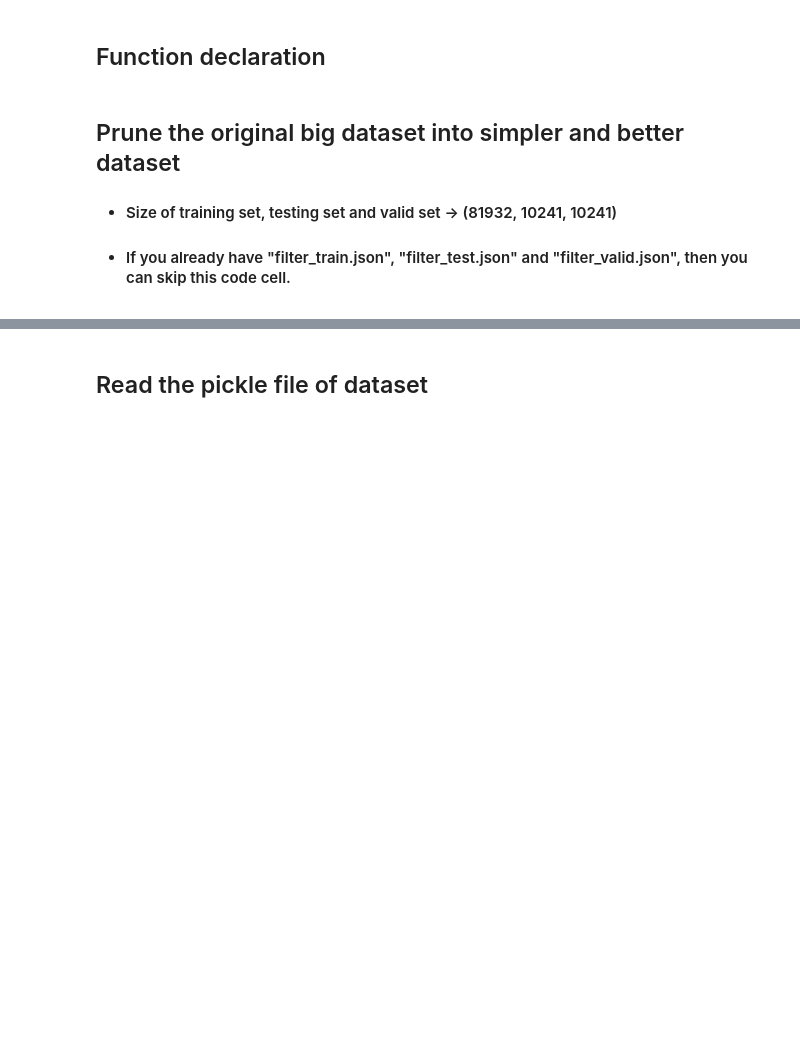
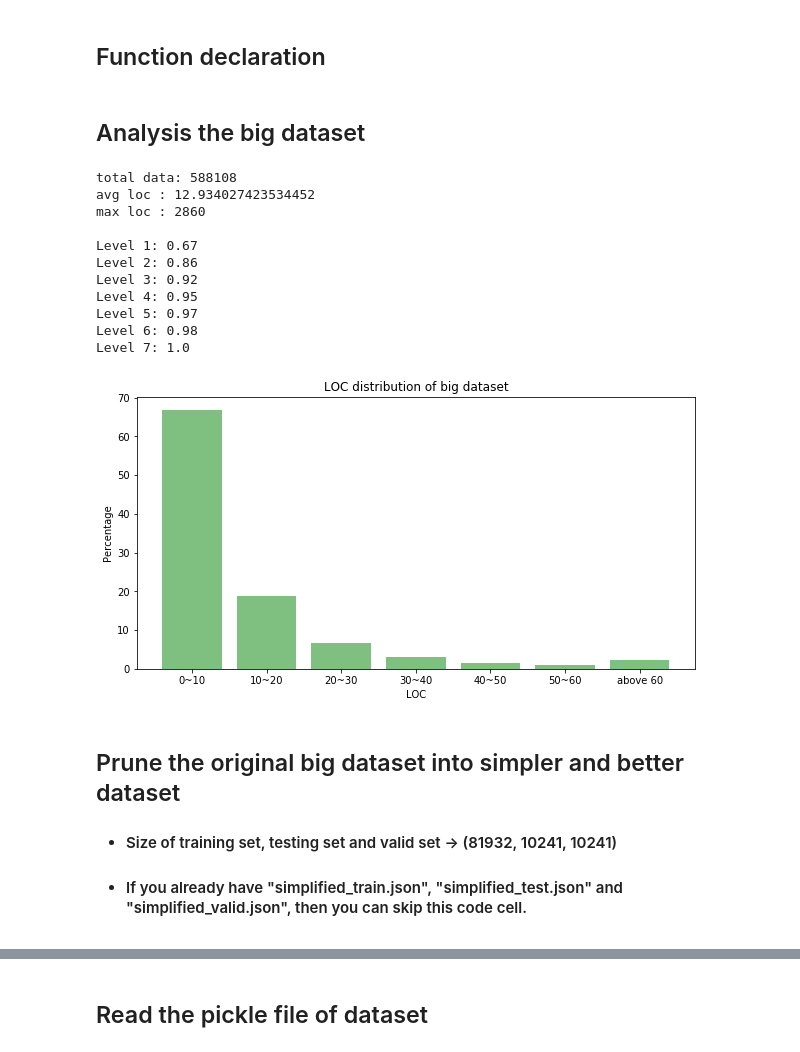
Before and after one commit to yurong0404/ComCNN, a Jupyter notebook: main.ipynb, the cells around one changed output, grey strips where cells are left out. Cells and saved outputs as stored; diff of their text form; code cells hidden in the pictures; blank space fills up the shorter version.

```diff
--- a/main.ipynb
+++ b/main.ipynb
@@ -458,8 +455,75 @@ def distribution(arr):
             tmp.append(x/total)
         new_arr.append(tmp)
     return np.array(new_arr)
+# %% [markdown]
+## Analysis the big dataset
+# %%
+inputs = []
+for path in ['./data/train.json', './data/test.json', './data/valid.json']:
+    input_file = open(path)
+    inputs.extend(input_file.readlines())
+    input_file.close()
+
+avgloc = 0
+locLevel = {'1':0, '2':0, '3':0, '4':0, '5':0, '6':0, '7':0}  # loc level {0~10, 10~20, ..., 50~60, 60up}
+maxloc = 0
+maxkey = 0
+
+print('total data: ' + str(len(inputs)))
+for key, pair in enumerate(inputs):
+    pair = json.loads(pair)
+    loc = len(pair['code'].split('\n'))
+    avgloc += loc
+    if loc >= 60:
+        locLevel['7'] += 1
+    else:
+        locLevel[str(math.ceil(loc/10))] += 1
+    if loc > maxloc:
+        maxloc = loc
+        maxkey = key
+
+avgloc = avgloc/len(inputs)
+
+print('avg loc : '+str(avgloc))
+print('max loc : '+str(maxloc),end='\n\n')
+
+
+cnt = 0
+percent_cnt = []
+percent_cnt2 = []
+for i in range(7):
+    cnt += locLevel[str(i+1)]
+    percent_cnt.append(round(cnt/len(inputs), 2))
+    percent_cnt2.append((locLevel[str(i+1)]/len(inputs))*100)
+    print('Level '+str(i+1)+': '+str(round(cnt/len(inputs), 2)))
+
+
+objects = ('0~10', '10~20', '20~30', '30~40', '40~50', '50~60', 'above 60')
+y_pos = np.arange(len(objects))
+
+plt.figure(figsize=(10,5))
+plt.bar(y_pos, percent_cnt2, color="g", align='center', alpha=0.5)
+plt.xticks(y_pos, objects)
+plt.xlabel('LOC')
+plt.ylabel('Percentage')
+plt.title('LOC distribution of big dataset')
+
+plt.show()
+# %% [output]
+total data: 588108
+avg loc : 12.934027423534452
+max loc : 2860
+
+Level 1: 0.67
+Level 2: 0.86
+Level 3: 0.92
+Level 4: 0.95
+Level 5: 0.97
+Level 6: 0.98
+Level 7: 1.0
+[figure, added]
 # %% [markdown]
 ## Prune the original big dataset into simpler and better dataset
 * #### Size of training set, testing set and valid set ->  (81932, 10241, 10241)
-* #### If you already have "filter_train.json", "filter_test.json" and "filter_valid.json", then you can skip this code cell.
+* #### If you already have "simplified_train.json", "simplified_test.json" and "simplified_valid.json", then you can skip this code cell.
 # %%
```
Also changed, not shown: parts of 18 cells of this notebook.
